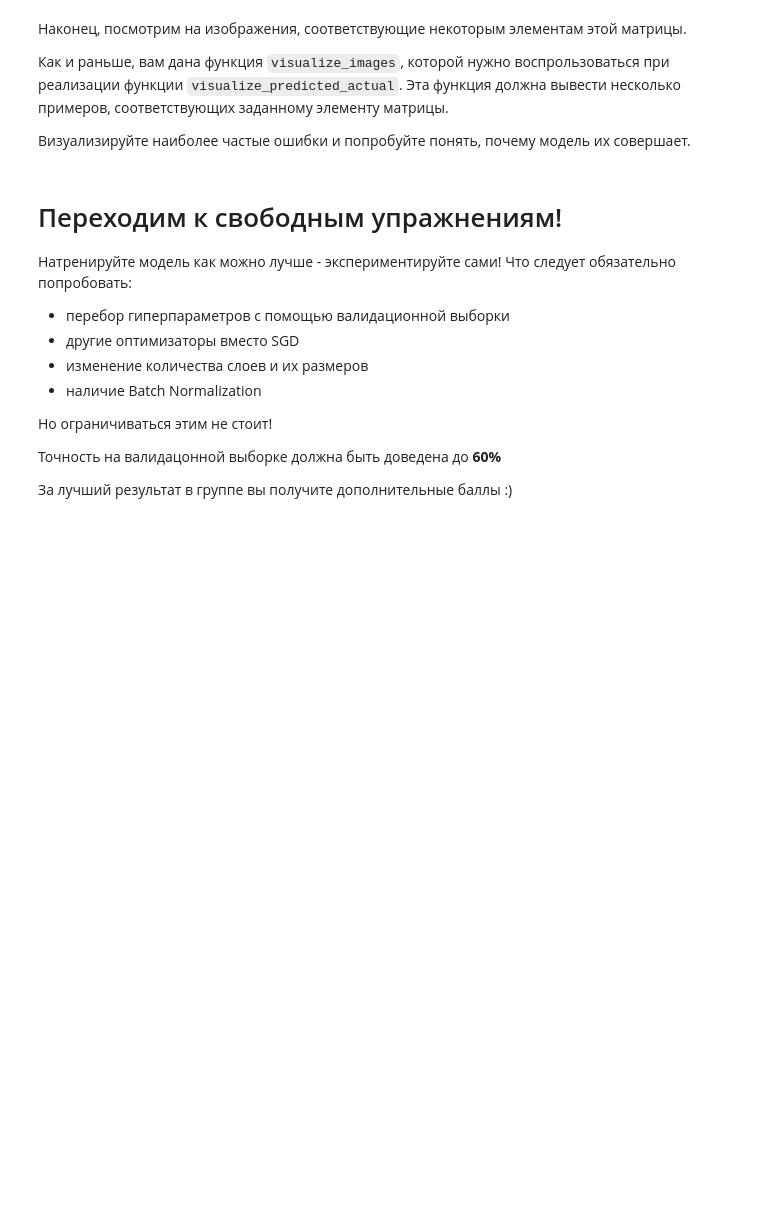
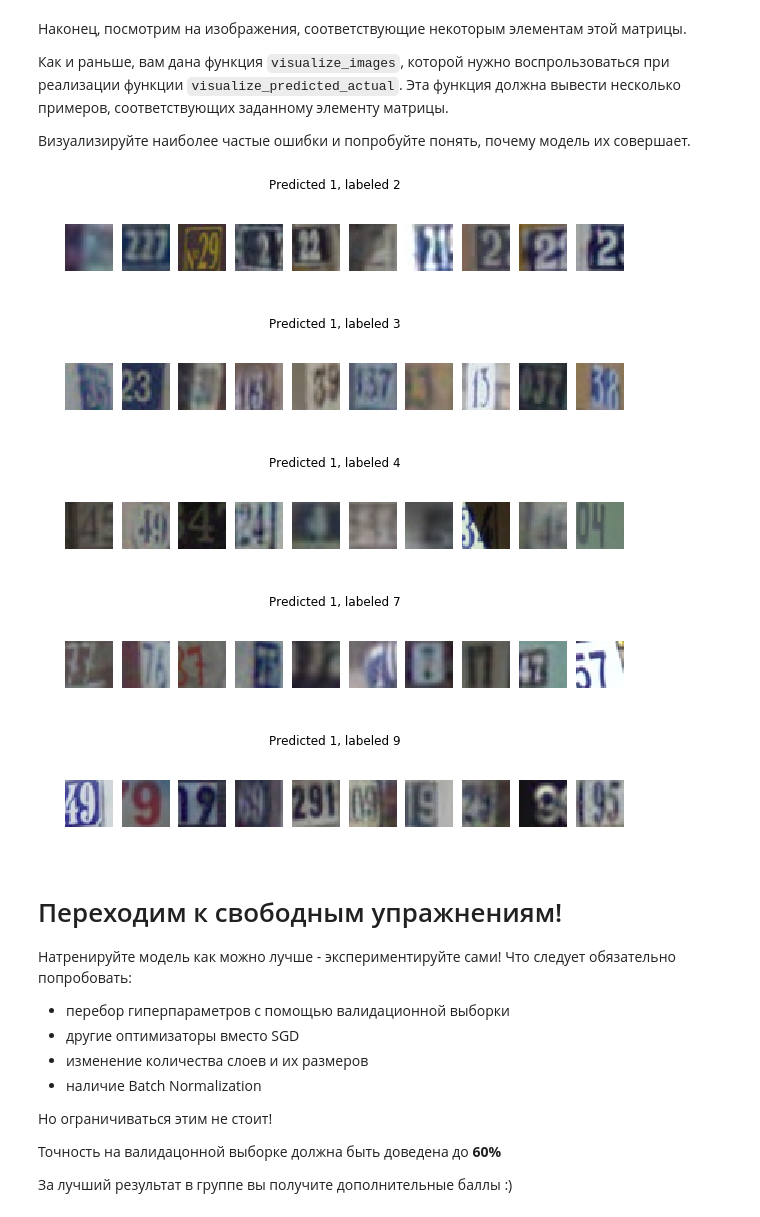
Before and after one commit to ArtemSolomatin/dl_nsu, a Jupyter notebook: assignment2/PyTorch.ipynb, the cells around one changed output. Cells and saved outputs as stored; diff of their text form; code cells hidden in the pictures; blank space fills up the shorter version.

Commit message:
pytorch basic assignment is done

```diff
--- a/assignment2/PyTorch.ipynb
+++ b/assignment2/PyTorch.ipynb
@@ -237,13 +320,18 @@ def evaluate_model(model, dataset, indices):
     """
     model.eval() # Evaluation mode
 
-    # TODO: Evaluate model on the list of indices and capture predictions
-    # and ground truth labels
-    # Hint: SubsetSampler above could be useful!
+    sampler = SubsetSampler(indices)
+    predictions = []
+    ground_truth = []
 
-    raise Exception("Not implemented")
+    loader = torch.utils.data.DataLoader(dataset, batch_size=batch_size,
+                                           sampler=sampler)
 
-    return predictions, ground_truth
+    for x, y in loader:
+        predictions += list(model(x).argmax(1))
+        ground_truth += list(y)
+
+    return np.array(predictions), np.array(ground_truth)
 
 # Evaluate model on validation
 predictions, gt = evaluate_model(nn_model, data_train, val_indices)
@@ -326,7 +417,7 @@ def visualize_images(indices, data, title='', max_num=10):
     max_num: int, max number of images to display
     """
     to_show = min(len(indices), max_num)
-    fig = plt.figure(figsize=(10,1.5))
+    fig = plt.figure(figsize=(10, 2))
     fig.suptitle(title)
     for i, index in enumerate(indices[:to_show]):
         plt.subplot(1,to_show, i+1)
@@ -344,17 +435,20 @@ def visualize_predicted_actual(predicted_class, gt_class, predictions, groud_tru
     ground_truth: np array of ints, ground truth for all validation samples
     val_indices: np array of ints, indices of validation samples
     """
-
-    # TODO: Implement visualization using visualize_images above
-    # predictions and ground_truth are provided for validation set only, defined by val_indices
-    # Hint: numpy index arrays might be helpful
-    # https://docs.scipy.org/doc/numpy/user/basics.indexing.html#index-arrays
-    # Please make the title meaningful!
-
-    raise Exception("Not implemented")
-
-visualize_predicted_actual(6, 8, predictions, gt, np.array(val_indices), data_train_images)
-visualize_predicted_actual(1, 7, predictions, gt, np.array(val_indices), data_train_images)
+    indices = val_indices[(predictions == predicted_class) & (gt == gt_class)]
+    visualize_images(indices, data, f'Predicted {predicted_class}, labeled {gt_class}')
+# %%
+visualize_predicted_actual(1, 2, predictions, gt, np.array(val_indices), data_train_images)
+visualize_predicted_actual(1, 3, predictions, gt, np.array(val_indices), data_train_images)
+visualize_predicted_actual(1, 4, predictions, gt, np.array(val_indices), data_train_images)
+visualize_predicted_actual(1, 7, predictions, gt, np.array(val_indices), data_train_images)
+visualize_predicted_actual(1, 9, predictions, gt, np.array(val_indices), data_train_images)
+# %% [output]
+[figure, added]
+[figure, added]
+[figure, added]
+[figure, added]
+[figure, added]
 # %% [markdown]
 # Переходим к свободным упражнениям!
 
```
Also changed, not shown: parts of 17 cells of this notebook.
